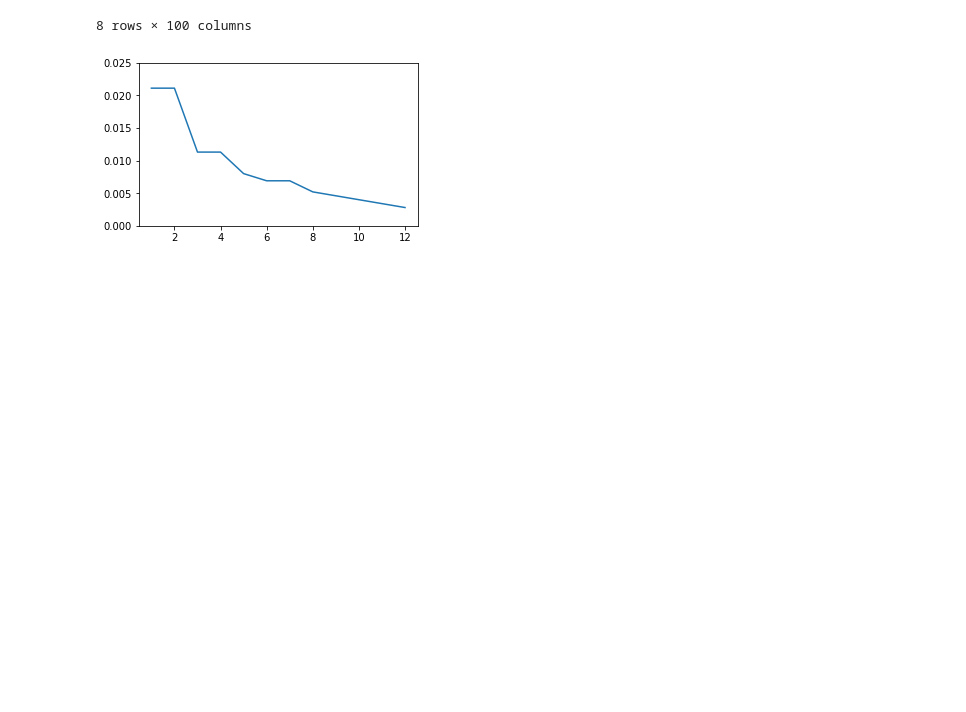
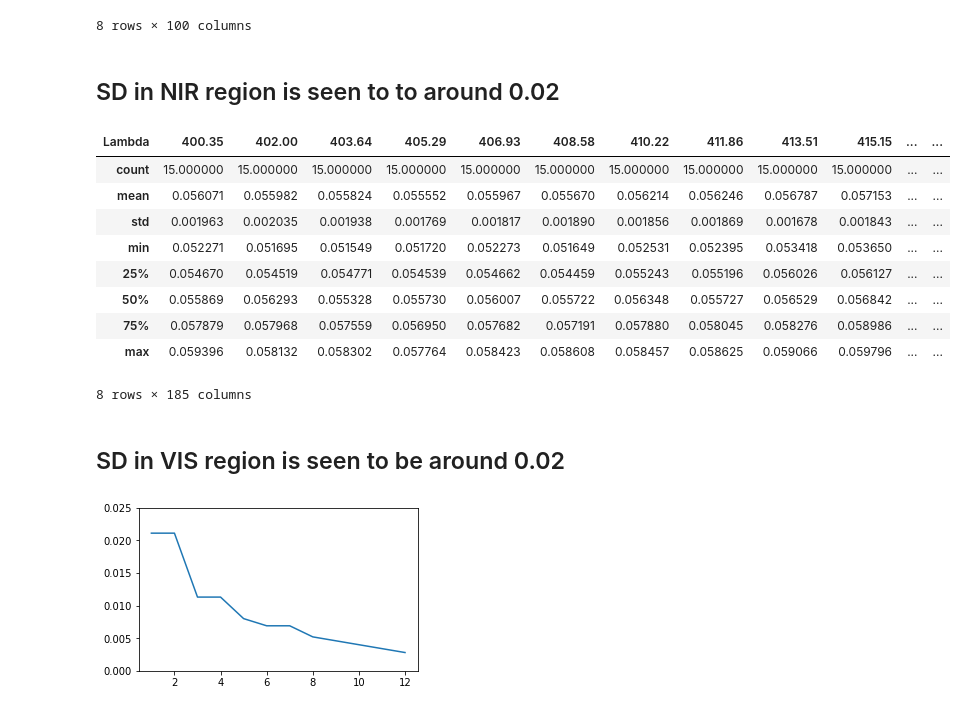
Before and after one commit to rahulrajias/Spectroradiometer_caliberation, a Jupyter notebook: decide_no_of_samples.ipynb, the cells around one changed output. Drawn from its saved outputs; the diff is of its cells as text; code cells hidden in the pictures; blank space fills up the shorter version.

```diff
--- a/decide_no_of_samples.ipynb
+++ b/decide_no_of_samples.ipynb
@@ -180,6 +220,28 @@ NIR_stats
 | 75% | 0.659989 | 0.659362 | 0.660394 | 0.662010 | 0.660783 | 0.664189 | 0.664401 | 0.665364 | 0.663222 | 0.664922 | ... | ... |
 | max | 0.677953 | 0.678110 | 0.678744 | 0.680217 | 0.679462 | 0.682325 | 0.682555 | 0.683829 | 0.682098 | 0.683716 | ... | ... |
 8 rows × 100 columns
+# %% [markdown]
+## SD in NIR region is seen to to around 0.02
+# %%
+# leaf_data=leaf.set_index("Lambda")
+# leaf_data=leaf_data.T
+VIS_leaf_data=leaf_data.iloc[:, :185]
+VIS_leaf_data.head()
+VIS_stats=VIS_leaf_data.describe()
+VIS_stats
+# %% [output]
+| Lambda | 400.35 | 402.00 | 403.64 | 405.29 | 406.93 | 408.58 | 410.22 | 411.86 | 413.51 | 415.15 | ... | ... |
+| count | 15.000000 | 15.000000 | 15.000000 | 15.000000 | 15.000000 | 15.000000 | 15.000000 | 15.000000 | 15.000000 | 15.000000 | ... | ... |
+| mean | 0.056071 | 0.055982 | 0.055824 | 0.055552 | 0.055967 | 0.055670 | 0.056214 | 0.056246 | 0.056787 | 0.057153 | ... | ... |
+| std | 0.001963 | 0.002035 | 0.001938 | 0.001769 | 0.001817 | 0.001890 | 0.001856 | 0.001869 | 0.001678 | 0.001843 | ... | ... |
+| min | 0.052271 | 0.051695 | 0.051549 | 0.051720 | 0.052273 | 0.051649 | 0.052531 | 0.052395 | 0.053418 | 0.053650 | ... | ... |
+| 25% | 0.054670 | 0.054519 | 0.054771 | 0.054539 | 0.054662 | 0.054459 | 0.055243 | 0.055196 | 0.056026 | 0.056127 | ... | ... |
+| 50% | 0.055869 | 0.056293 | 0.055328 | 0.055730 | 0.056007 | 0.055722 | 0.056348 | 0.055727 | 0.056529 | 0.056842 | ... | ... |
+| 75% | 0.057879 | 0.057968 | 0.057559 | 0.056950 | 0.057682 | 0.057191 | 0.057880 | 0.058045 | 0.058276 | 0.058986 | ... | ... |
+| max | 0.059396 | 0.058132 | 0.058302 | 0.057764 | 0.058423 | 0.058608 | 0.058457 | 0.058625 | 0.059066 | 0.059796 | ... | ... |
+8 rows × 185 columns
+# %% [markdown]
+## SD in VIS region is seen to be around 0.02
 # %%
 #These SD_avg values are obtained after running above block script for many times
 sample=[1,2,3,4,5,6,7,8,9,10,11,12]
```
Also changed, not shown: parts of 10 cells of this notebook, 4 other files.
